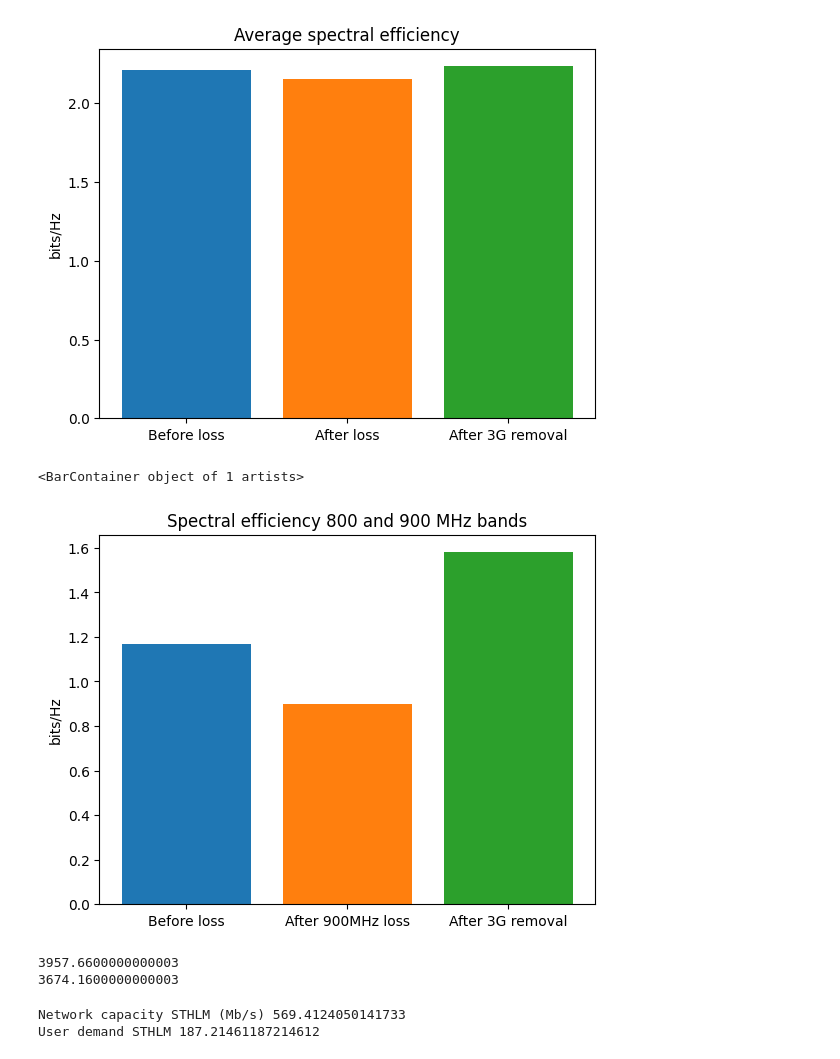
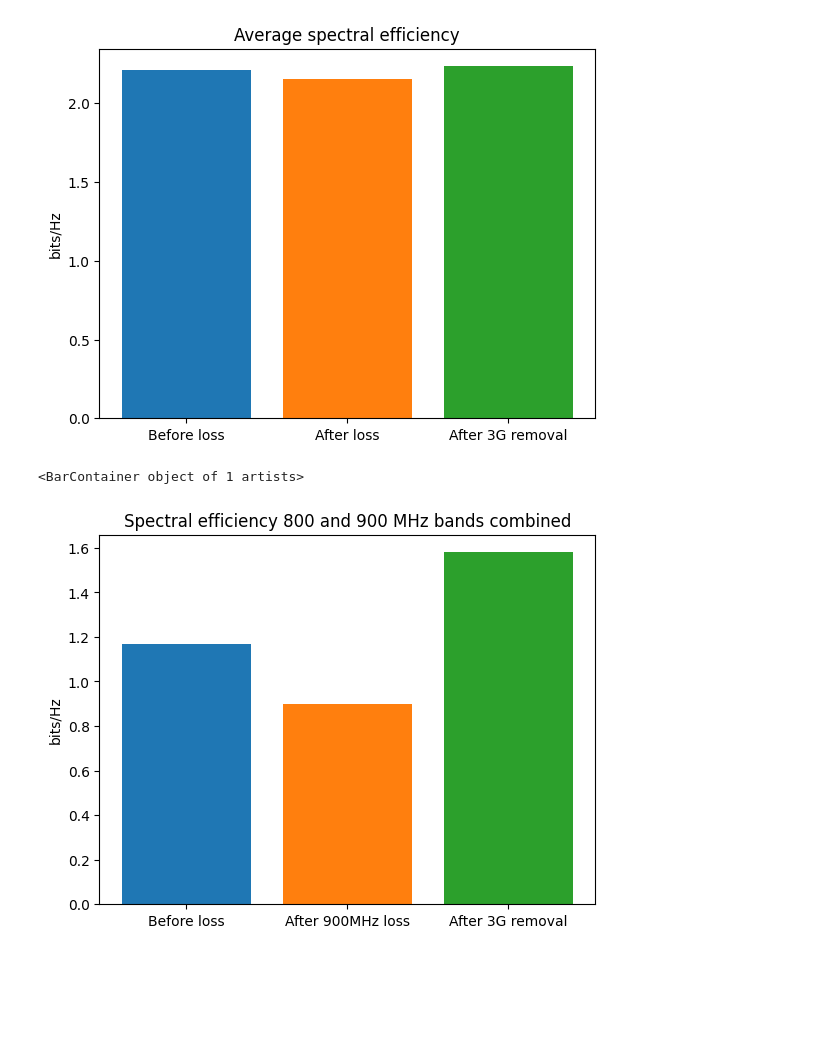
Before and after one commit to Joinatan/wireless_systems, a Jupyter notebook: casestudy2/data.ipynb, the cells around one changed output. Saved outputs shown, nothing was run; the diff lists cells and outputs as text; code cells hidden in the pictures; blank space fills up the shorter version.

```diff
--- a/casestudy2/data.ipynb
+++ b/casestudy2/data.ipynb
@@ -68,53 +85,31 @@ plt.bar(2, total_spectral_eff_after_upgrade, label='Stockholm')
 # %% [output]
 <BarContainer object of 1 artists>
 [figure]
-# %%
-#only 800 and 900 comparison
-eight_hundred_band_percentage2 = 20/30
-nine_hundred_band_percentage2 = 10/30
-#-------------Plot capacity
-total_spectral_eff_before2 = (((eight_hundred_band_percentage2 * efficiency3g_4g_mix) +
-                             nine_hundred_band_percentage2 * efficiency3g))
-
-total_spectral_eff_after_loss2 = ((eight_hundred_band_percentage2 * efficiency3g_4g_mix))
-
-total_spectral_eff_after_upgrade2 = ((eight_hundred_band_percentage2 * efficiency4g_5g_mix))
-
-#plot
-plt.title('Spectral efficiency 800 and 900 MHz bands')
-#plt.yscale('log')
-plt.ylabel('bits/Hz')
-plt.xticks(np.arange(3), ["Before loss", "After 900MHz loss", "After 3G removal"])
-plt.bar(0, total_spectral_eff_before2)
-plt.bar(1, total_spectral_eff_after_loss2)
-plt.bar(2, total_spectral_eff_after_upgrade2)
-# %% [output]
-<BarContainer object of 1 artists>
-[figure, removed]
+# %%
+#only 800 and 900 comparison
+eight_hundred_band_percentage2 = 20/30
+nine_hundred_band_percentage2 = 10/30
+#-------------Plot capacity
+total_spectral_eff_before2 = (((eight_hundred_band_percentage2 * efficiency3g_4g_mix) +
+                             nine_hundred_band_percentage2 * efficiency3g))
+
+total_spectral_eff_after_loss2 = ((eight_hundred_band_percentage2 * efficiency3g_4g_mix))
+
+total_spectral_eff_after_upgrade2 = ((eight_hundred_band_percentage2 * efficiency4g_5g_mix))
+
+#plot
+plt.title('Spectral efficiency 800 and 900 MHz bands combined')
+#plt.yscale('log')
+plt.ylabel('bits/Hz')
+plt.xticks(np.arange(3), ["Before loss", "After 900MHz loss", "After 3G removal"])
+plt.bar(0, total_spectral_eff_before2)
+plt.bar(1, total_spectral_eff_after_loss2)
+plt.bar(2, total_spectral_eff_after_upgrade2)
+# %% [output]
+<BarContainer object of 1 artists>
+[figure, added]
 # %%
 #-------------Mastplatser
 #https://www.pts.se/globalassets/startpage/dokument/icke-legala-dokument/rapporter/2016/radio/mobiltackning-2015.pdf
 # sid 17
 tre_base_stations = tre_market_share * 43068
-# %%
-#system capacity
-sweden_capacity_before_loss = (total_bandwidth/1e6) * efficiency3g_4g_mix * 21
-sweden_capacity_after_loss = ((total_bandwidth-10e6)/1e6) * efficiency3g_4g_mix * 21
-print(sweden_capacity_before_loss)
-print(sweden_capacity_after_loss)
-#plt.bar(1, sweden_capacity_before_loss)
-#plt.bar(2, sweden_capacity_after_loss)
-# %% [output]
-3957.6600000000003
-3674.1600000000003
-# %%
-#network capacity STHLM
-sthlm_area = 381 #km2
-base_stations_sthlm = tre_base_stations * 0.1 #population 1million
-network_capacity_sthlm = ((total_bandwidth - 10e6)/1e6 * efficiency4g_5g_mix * (base_stations_sthlm) *
-                          1 / sthlm_area)
-print('Network capacity STHLM (Mb/s)', network_capacity_sthlm)
-print('User demand STHLM', kbit_sqrkm_sthlm/1000)
-# %% [output]
-Network capacity STHLM (Mb/s) 569.4124050141733
-User demand STHLM 187.21461187214612
```
Also changed, not shown: parts of 9 cells of this notebook, 1 other file.
